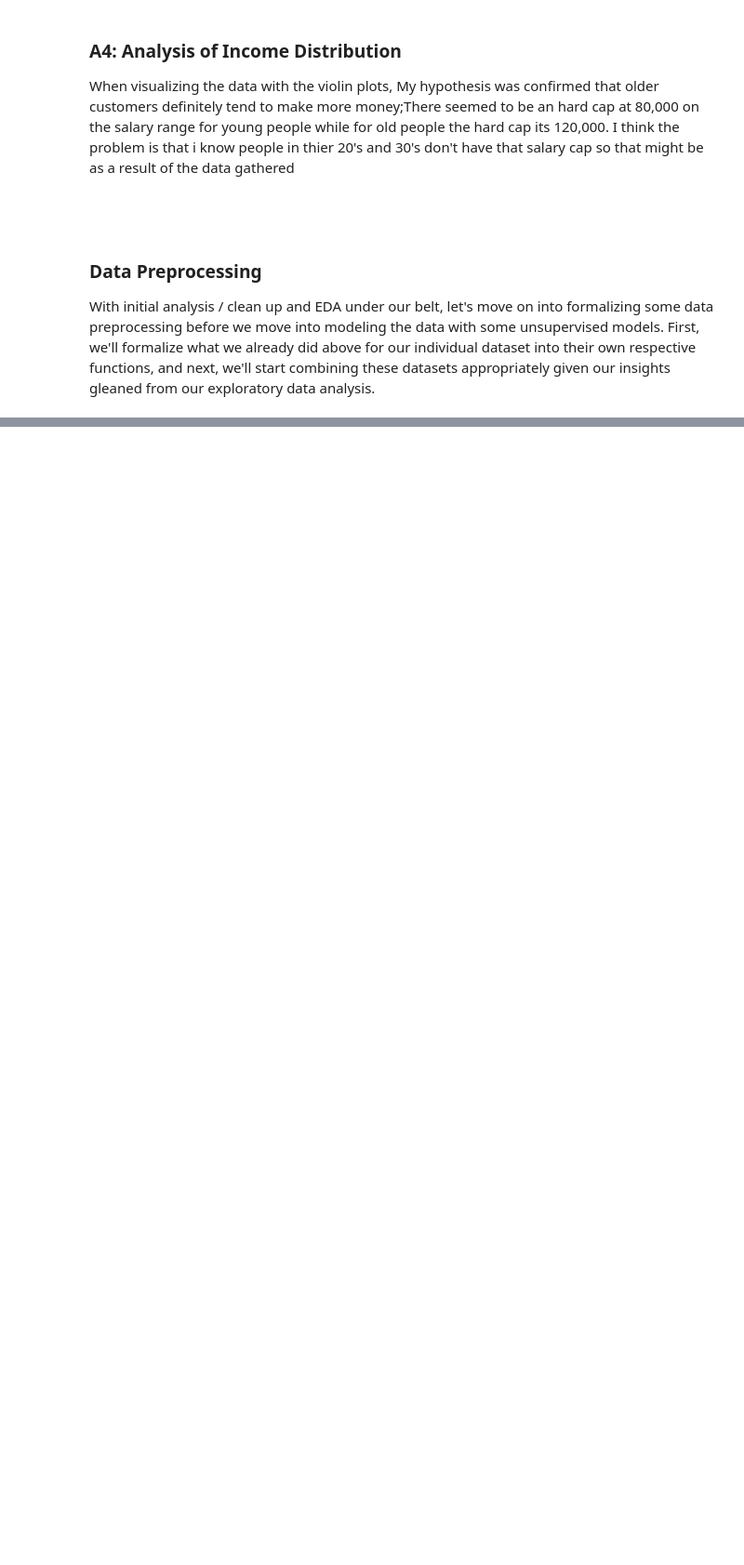
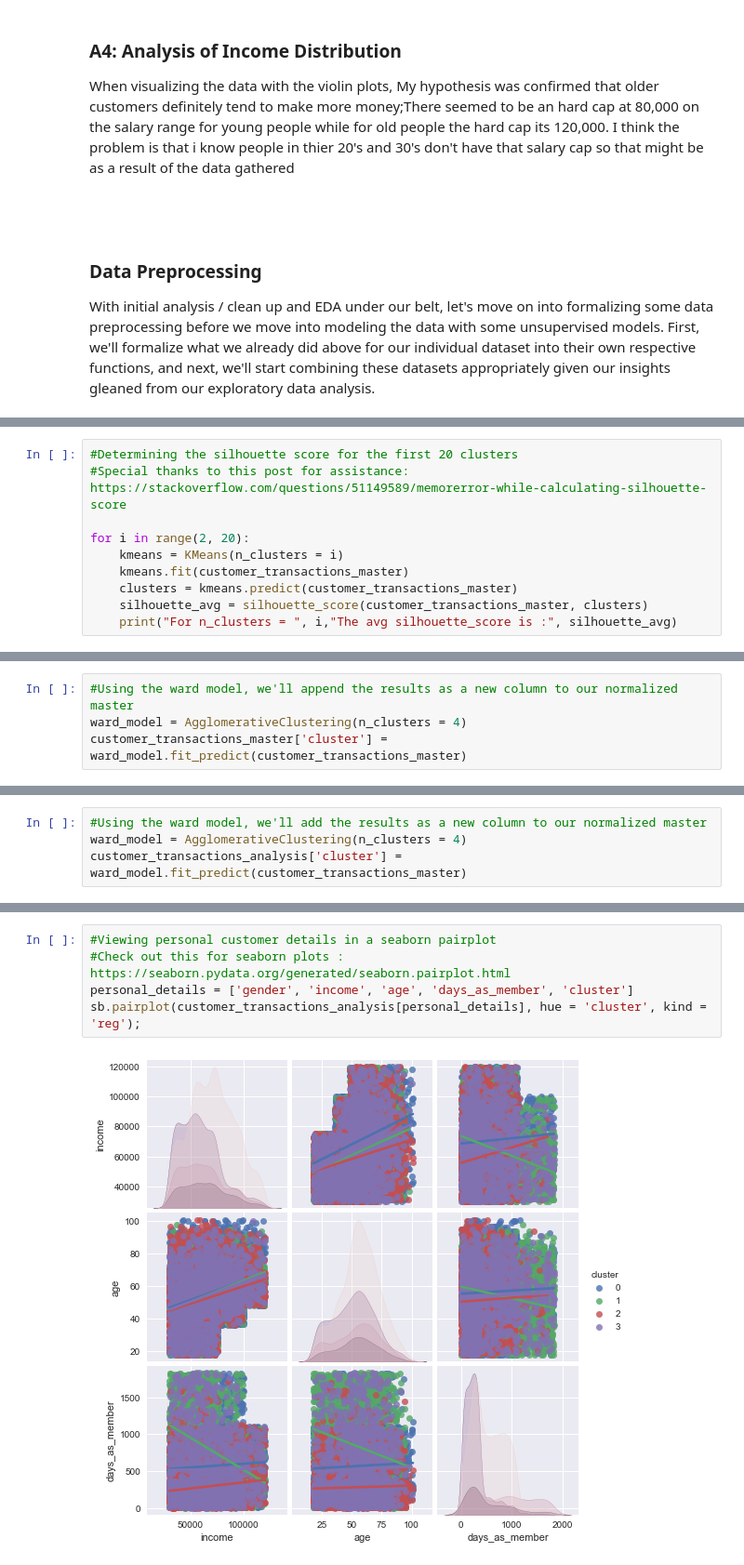
Before and after one commit to nifesimii/Starbucks_Customer_Segmentation, a Jupyter notebook: Starbucks_Capstone_notebook.ipynb, the cells around one changed output, grey strips where cells are left out. Shown at 93% size. Cells and saved outputs as stored; diff of their text form; blank space fills up the shorter version.

```diff
--- a/Starbucks_Capstone_notebook.ipynb
+++ b/Starbucks_Capstone_notebook.ipynb
@@ -835,0 +1166,10 @@ portfolio['channels']
+# %%
+#Determining the silhouette score for the first 20 clusters
+#Special thanks to this post for assistance: https://stackoverflow.com/questions/51149589/memorerror-while-calculating-silhouette-score
+
+for i in range(2, 20):
+    kmeans = KMeans(n_clusters = i)
+    kmeans.fit(customer_transactions_master)
+    clusters = kmeans.predict(customer_transactions_master)
+    silhouette_avg = silhouette_score(customer_transactions_master, clusters)
+    print("For n_clusters = ", i,"The avg silhouette_score is :", silhouette_avg)
@@ -835,0 +1200,4 @@ portfolio['channels']
+# %%
+#Using the ward model, we'll append the results as a new column to our normalized master
+ward_model = AgglomerativeClustering(n_clusters = 4)
+customer_transactions_master['cluster'] = ward_model.fit_predict(customer_transactions_master)
@@ -835,0 +1247,4 @@ portfolio['channels']
+# %%
+#Using the ward model, we'll add the results as a new column to our normalized master
+ward_model = AgglomerativeClustering(n_clusters = 4)
+customer_transactions_analysis['cluster'] = ward_model.fit_predict(customer_transactions_master)
@@ -835,0 +1294,7 @@ portfolio['channels']
+# %%
+#Viewing personal customer details in a seaborn pairplot
+#Check out this for seaborn plots : https://seaborn.pydata.org/generated/seaborn.pairplot.html
+personal_details = ['gender', 'income', 'age', 'days_as_member', 'cluster']
+sb.pairplot(customer_transactions_analysis[personal_details], hue = 'cluster', kind = 'reg');
+# %% [output]
+[figure, added]
```
Also changed, not shown: parts of 114 cells of this notebook, 4 other files.
